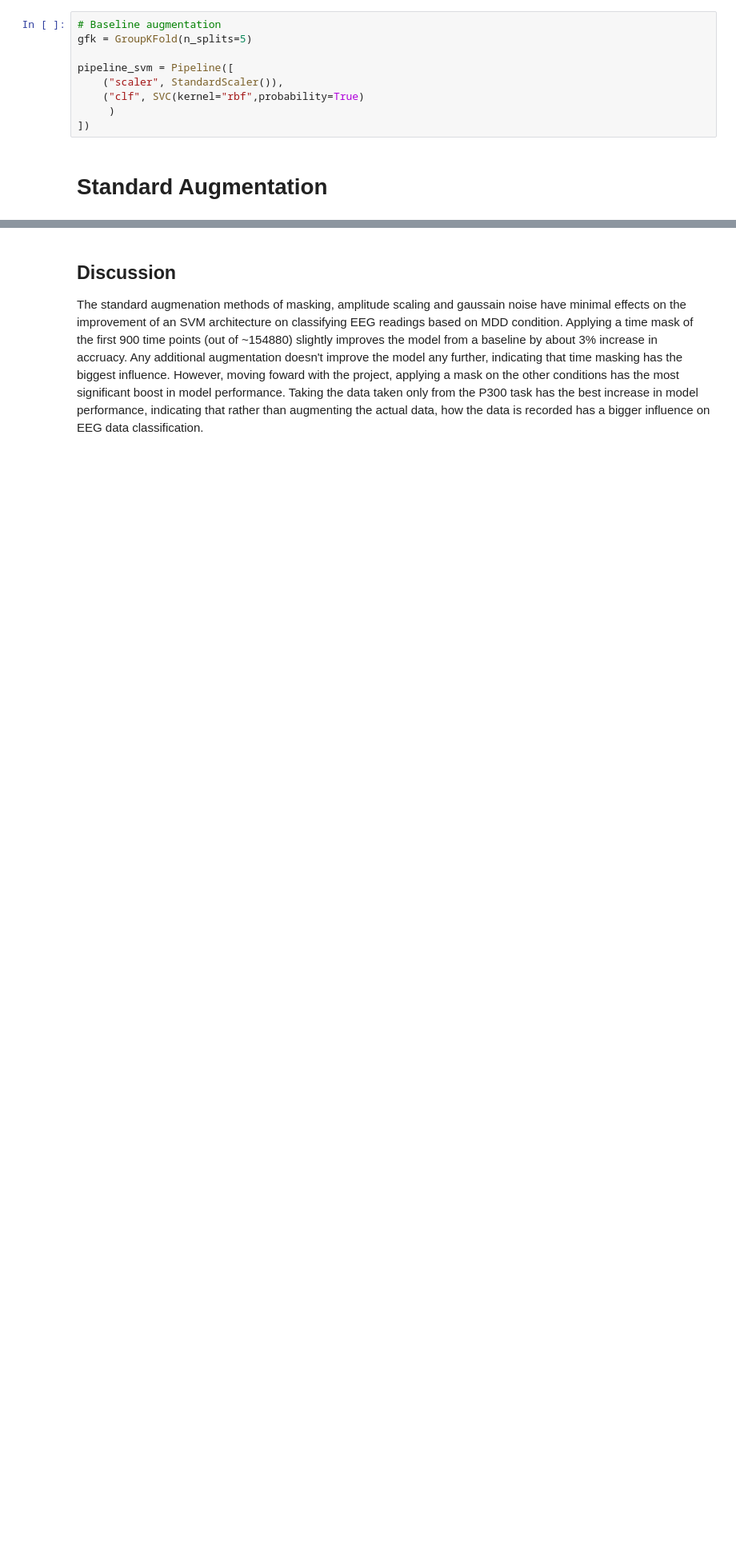
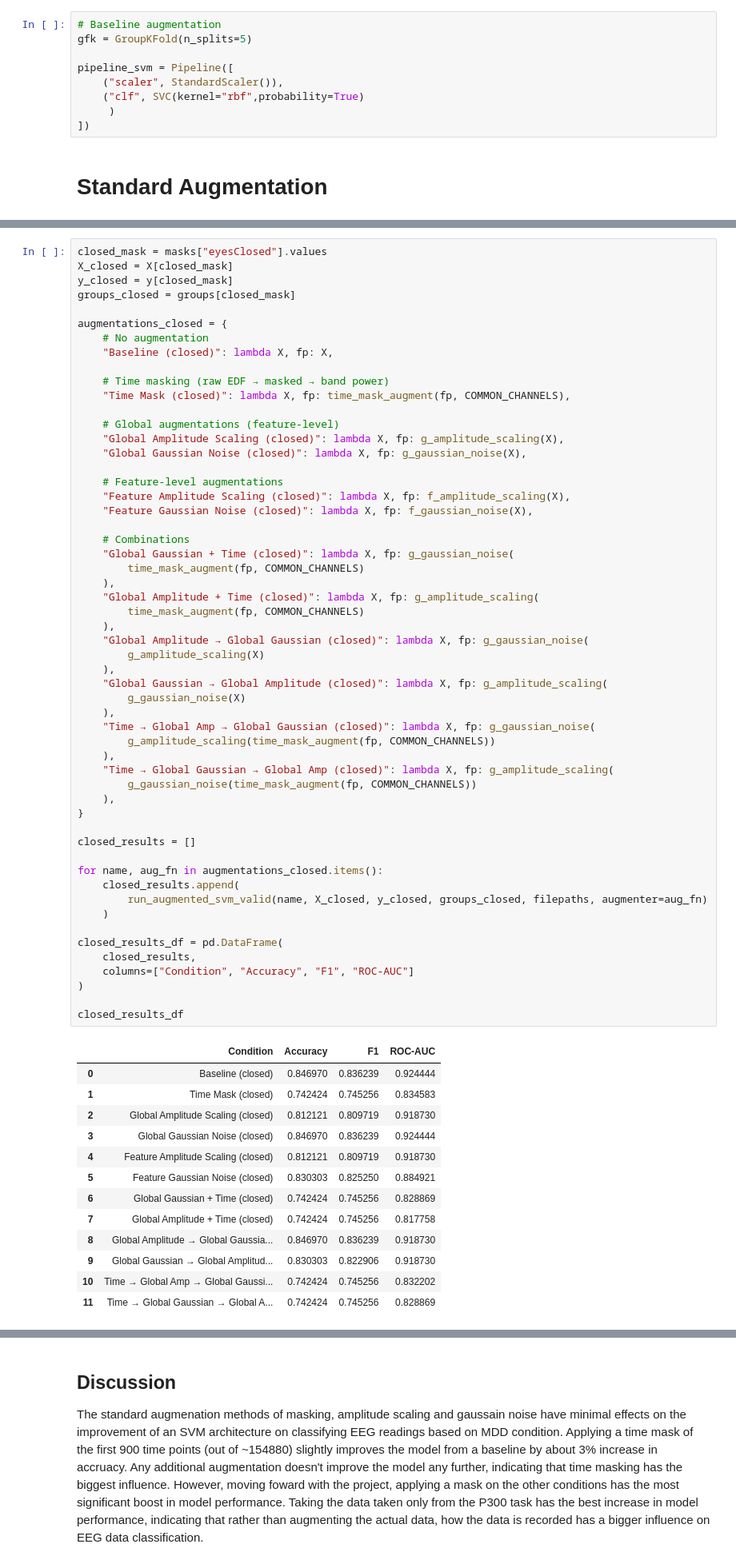
Before and after one commit to BJAngulo/MSSE-277b-final-project-, a Jupyter notebook: notebooks/EEG_Standard_Aug.ipynb, the cells around one changed output, grey strips where cells are left out. Shown at 80% size. Cells and saved outputs as stored; diff of their text form; blank space fills up the shorter version.

```diff
--- a/notebooks/EEG_Standard_Aug.ipynb
+++ b/notebooks/EEG_Standard_Aug.ipynb
@@ -485,0 +465,69 @@ results_df
+# %%
+closed_mask = masks["eyesClosed"].values
+X_closed = X[closed_mask]
+y_closed = y[closed_mask]
+groups_closed = groups[closed_mask]
+
+augmentations_closed = {
+    # No augmentation
+    "Baseline (closed)": lambda X, fp: X,
+
+    # Time masking (raw EDF → masked → band power)
+    "Time Mask (closed)": lambda X, fp: time_mask_augment(fp, COMMON_CHANNELS),
+
+    # Global augmentations (feature-level)
+    "Global Amplitude Scaling (closed)": lambda X, fp: g_amplitude_scaling(X),
+    "Global Gaussian Noise (closed)": lambda X, fp: g_gaussian_noise(X),
+
+    # Feature-level augmentations
+    "Feature Amplitude Scaling (closed)": lambda X, fp: f_amplitude_scaling(X),
+    "Feature Gaussian Noise (closed)": lambda X, fp: f_gaussian_noise(X),
+
+    # Combinations
+    "Global Gaussian + Time (closed)": lambda X, fp: g_gaussian_noise(
+        time_mask_augment(fp, COMMON_CHANNELS)
+    ),
+    "Global Amplitude + Time (closed)": lambda X, fp: g_amplitude_scaling(
+        time_mask_augment(fp, COMMON_CHANNELS)
+    ),
+    "Global Amplitude → Global Gaussian (closed)": lambda X, fp: g_gaussian_noise(
+        g_amplitude_scaling(X)
+    ),
+    "Global Gaussian → Global Amplitude (closed)": lambda X, fp: g_amplitude_scaling(
+        g_gaussian_noise(X)
+    ),
+    "Time → Global Amp → Global Gaussian (closed)": lambda X, fp: g_gaussian_noise(
+        g_amplitude_scaling(time_mask_augment(fp, COMMON_CHANNELS))
+    ),
+    "Time → Global Gaussian → Global Amp (closed)": lambda X, fp: g_amplitude_scaling(
+        g_gaussian_noise(time_mask_augment(fp, COMMON_CHANNELS))
+    ),
+}
+
+closed_results = []
+
+for name, aug_fn in augmentations_closed.items():
+    closed_results.append(
+        run_augmented_svm_valid(name, X_closed, y_closed, groups_closed, filepaths, augmenter=aug_fn)
+    )
+
+closed_results_df = pd.DataFrame(
+    closed_results,
+    columns=["Condition", "Accuracy", "F1", "ROC-AUC"]
+)
+
+closed_results_df
+# %% [output]
+|  | Condition | Accuracy | F1 | ROC-AUC |
+| 0 | Baseline (closed) | 0.846970 | 0.836239 | 0.924444 |
+| 1 | Time Mask (closed) | 0.742424 | 0.745256 | 0.834583 |
+| 2 | Global Amplitude Scaling (closed) | 0.812121 | 0.809719 | 0.918730 |
+| 3 | Global Gaussian Noise (closed) | 0.846970 | 0.836239 | 0.924444 |
+| 4 | Feature Amplitude Scaling (closed) | 0.812121 | 0.809719 | 0.918730 |
+| 5 | Feature Gaussian Noise (closed) | 0.830303 | 0.825250 | 0.884921 |
+| 6 | Global Gaussian + Time (closed) | 0.742424 | 0.745256 | 0.828869 |
+| 7 | Global Amplitude + Time (closed) | 0.742424 | 0.745256 | 0.817758 |
+| 8 | Global Amplitude → Global Gaussia... | 0.846970 | 0.836239 | 0.918730 |
+| 9 | Global Gaussian → Global Amplitud... | 0.830303 | 0.822906 | 0.918730 |
+| 10 | Time → Global Amp → Global Gaussi... | 0.742424 | 0.745256 | 0.832202 |
+| 11 | Time → Global Gaussian → Global A... | 0.742424 | 0.745256 | 0.828869 |
```
Also changed, not shown: parts of 19 cells of this notebook.
